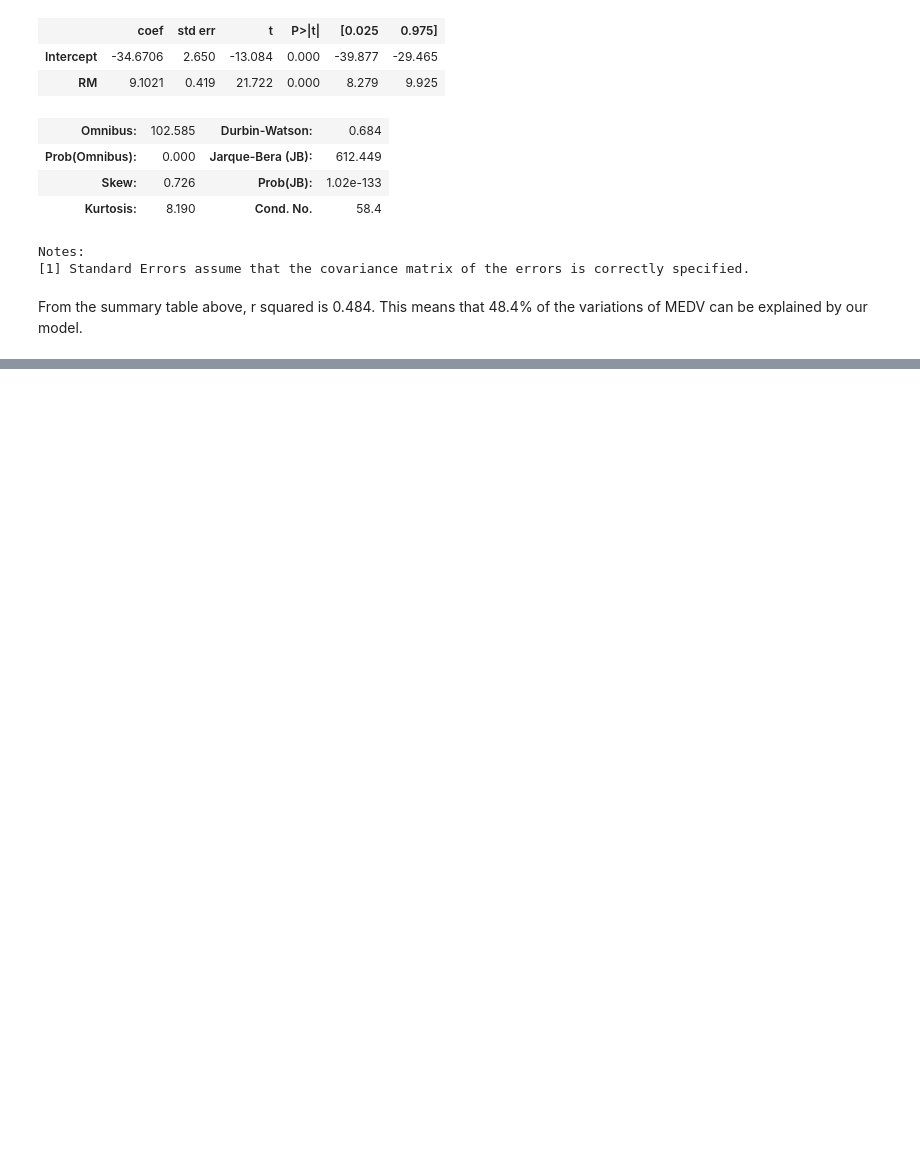
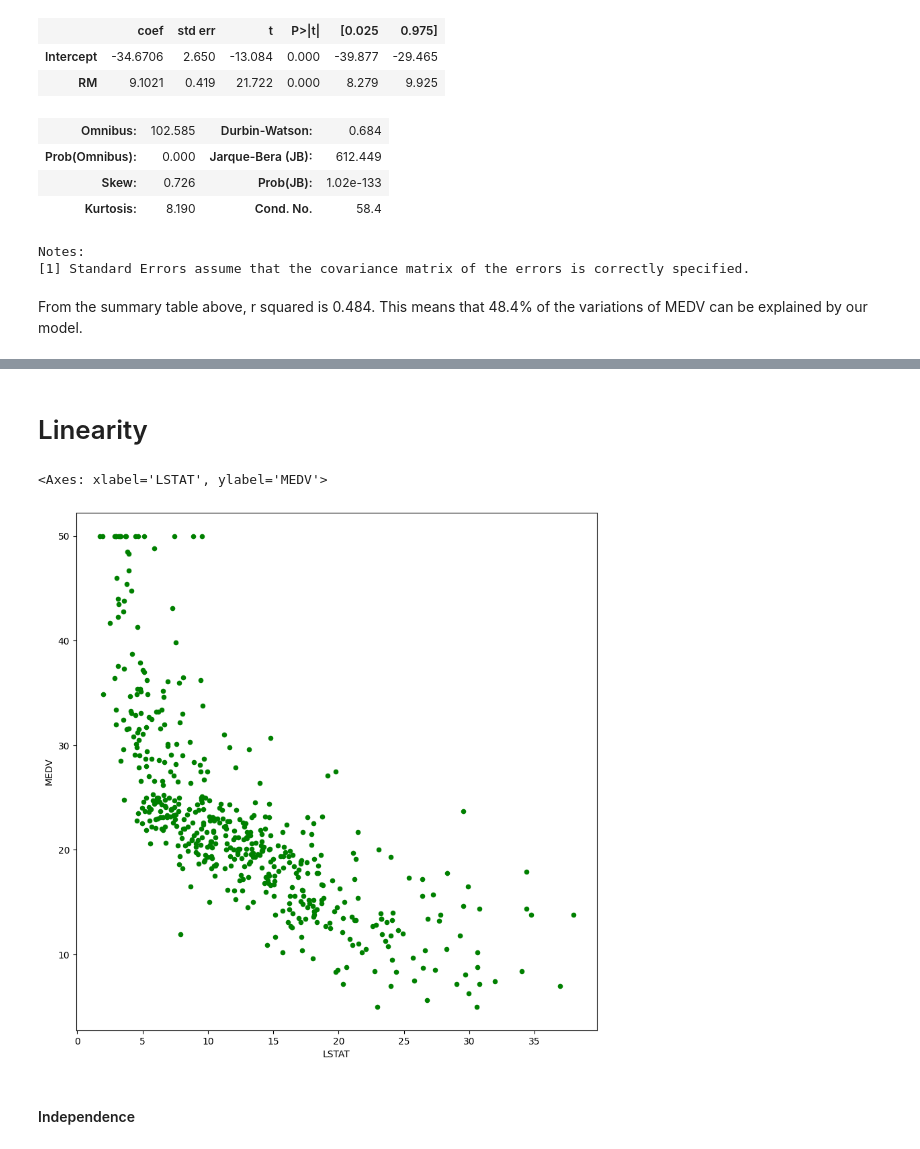
Before and after one commit to CheropS/Visualization-stock-prices, a Jupyter notebook: housing.ipynb, the cells around one changed output, grey strips where cells are left out. Saved outputs shown, nothing was run; the diff lists cells and outputs as text; code cells hidden in the pictures; blank space fills up the shorter version.

Commit message:
linear regression

```diff
--- a/housing.ipynb
+++ b/housing.ipynb
@@ -144,0 +152,9 @@ From the summary table above, r squared is 0.484. This means that 48.4% of the v
+# %% [markdown]
+# Linearity
+# %%
+housing.plot(kind='scatter', x='LSTAT', y='MEDV', figsize=(10,10), color='g')
+# %% [output]
+<Axes: xlabel='LSTAT', ylabel='MEDV'>
+[figure, added]
+# %% [markdown]
+#### Independence
```
Also changed, not shown: parts of 11 cells of this notebook.
